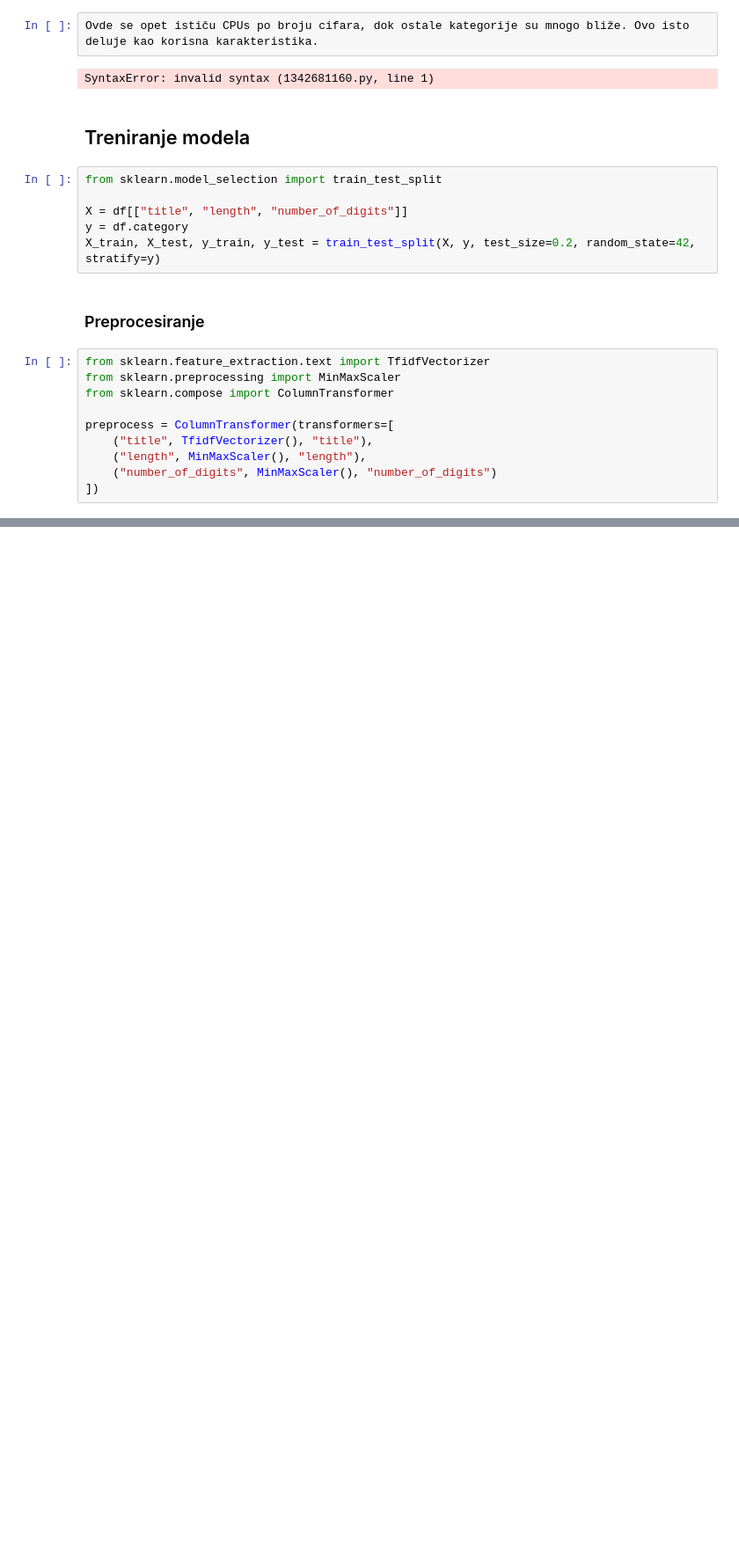
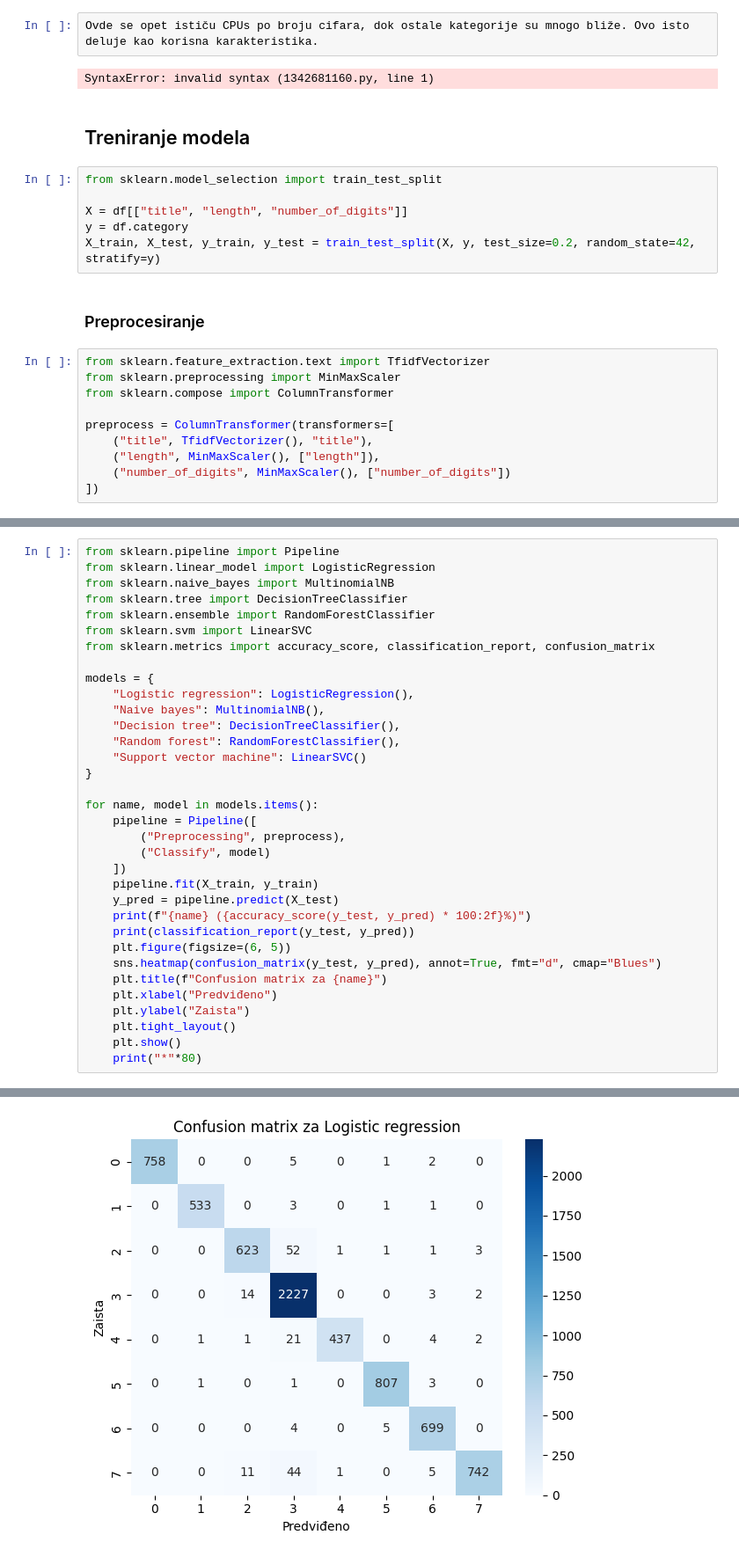
Before and after one commit to readmemyrights/ita-ml-product-predictor, a Jupyter notebook: exploration.ipynb, the cells around one changed output, grey strips where cells are left out. Shown at 88% size. Drawn from its saved outputs; the diff is of its cells as text; blank space fills up the shorter version.

Commit message:
exploration.ipynb: model comparison without interpretation of results

```diff
--- a/exploration.ipynb
+++ b/exploration.ipynb
@@ -240,6 +240,6 @@ from sklearn.compose import ColumnTransformer
 
 preprocess = ColumnTransformer(transformers=[
     ("title", TfidfVectorizer(), "title"),
-    ("length", MinMaxScaler(), "length"),
-    ("number_of_digits", MinMaxScaler(), "number_of_digits")
+    ("length", MinMaxScaler(), ["length"]),
+    ("number_of_digits", MinMaxScaler(), ["number_of_digits"])
 ])
@@ -245,0 +256,35 @@ preprocess = ColumnTransformer(transformers=[
+# %%
+from sklearn.pipeline import Pipeline
+from sklearn.linear_model import LogisticRegression
+from sklearn.naive_bayes import MultinomialNB
+from sklearn.tree import DecisionTreeClassifier
+from sklearn.ensemble import RandomForestClassifier
+from sklearn.svm import LinearSVC
+from sklearn.metrics import accuracy_score, classification_report, confusion_matrix
+
+models = {
+    "Logistic regression": LogisticRegression(),
+    "Naive bayes": MultinomialNB(),
+    "Decision tree": DecisionTreeClassifier(),
+    "Random forest": RandomForestClassifier(),
+    "Support vector machine": LinearSVC()
+}
+
+for name, model in models.items():
+    pipeline = Pipeline([
+        ("Preprocessing", preprocess),
+        ("Classify", model)
+    ])
+    pipeline.fit(X_train, y_train)
+    y_pred = pipeline.predict(X_test)
+    print(f"{name} ({accuracy_score(y_test, y_pred) * 100:2f}%)")
+    print(classification_report(y_test, y_pred))
+    plt.figure(figsize=(6, 5))
+    sns.heatmap(confusion_matrix(y_test, y_pred), annot=True, fmt="d", cmap="Blues")
+    plt.title(f"Confusion matrix za {name}")
+    plt.xlabel("Predviđeno")
+    plt.ylabel("Zaista")
+    plt.tight_layout()
+    plt.show()
+    print("*"*80)
+# %% [output]
@@ -245,0 +306 @@ preprocess = ColumnTransformer(transformers=[
+[figure, added]
```
Also changed, not shown: parts of 2 cells of this notebook.
